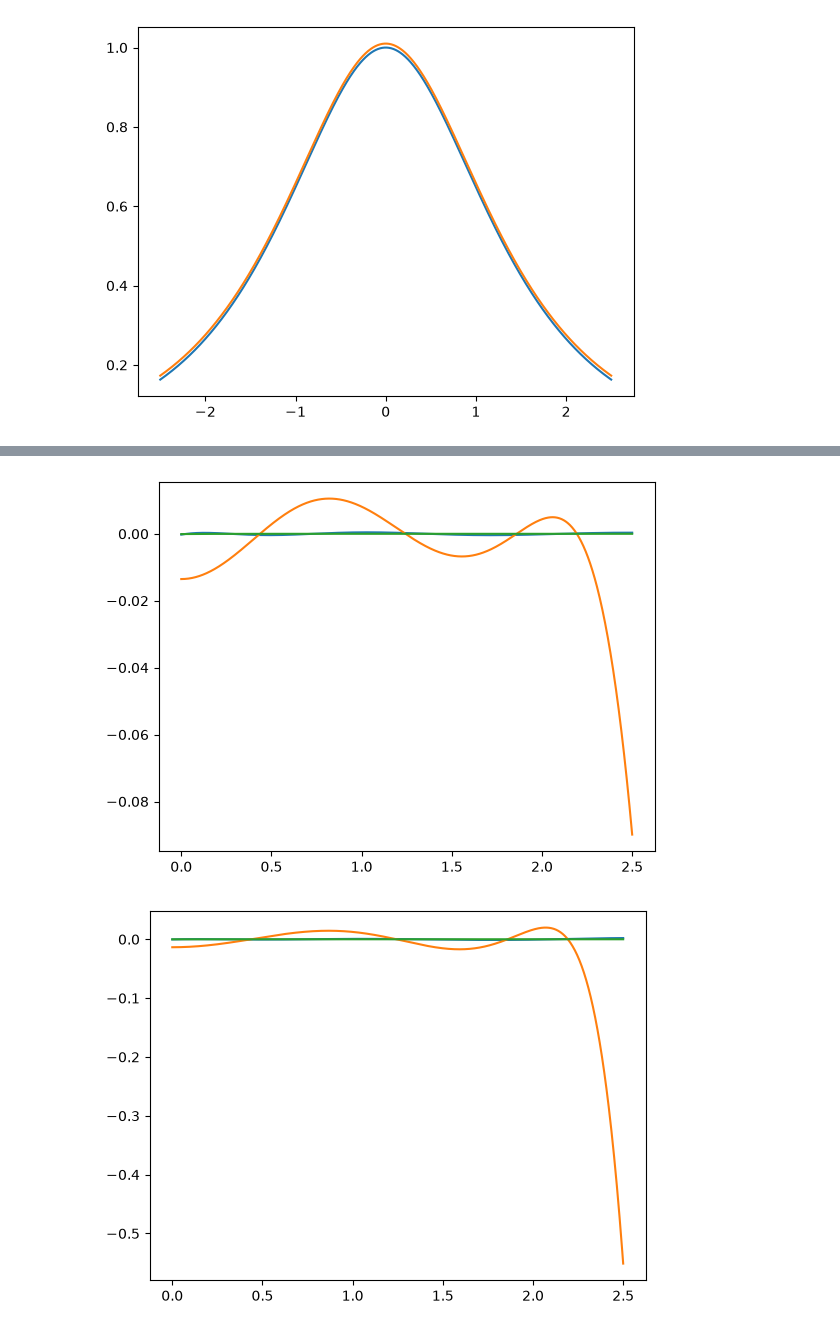
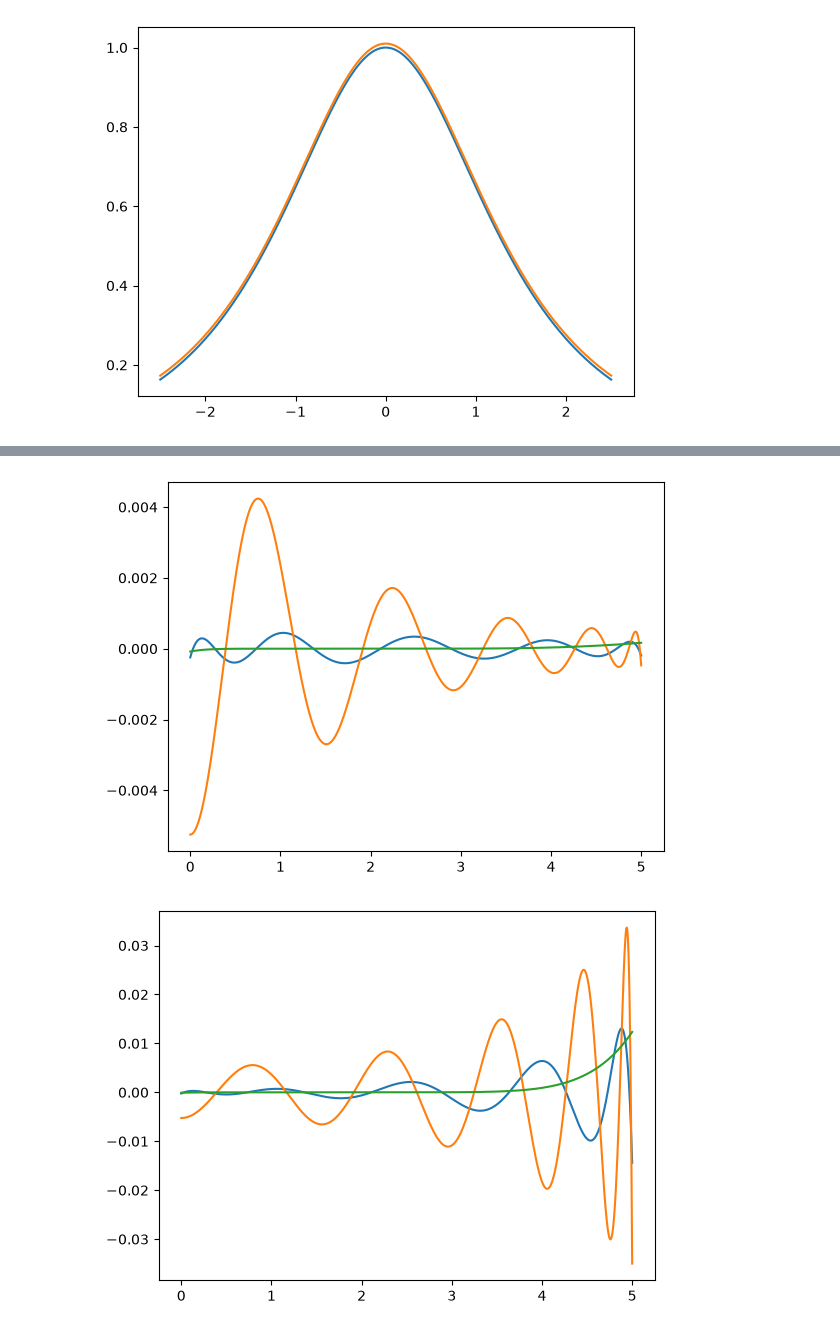
Before and after one commit to VinInn/pyTools, a Jupyter notebook: FunApprox.ipynb, the cells around one changed output, grey strips where cells are left out. Saved outputs shown, nothing was run; the diff lists cells and outputs as text; code cells hidden in the pictures.

```diff
--- a/FunApprox.ipynb
+++ b/FunApprox.ipynb
@@ -40,7 +40,7 @@ plt.show()
 def et(eta) :
     return 1./cosh(eta)
 
-poly, err = chebyfit(et, [-4.0, 4.0], 10, error=True)
+poly, err = chebyfit(et, [-5.0, 5.0], 10, error=True)
 nprint(poly,12)
 nprint(err,12)
 print(polyval(poly,0))
@@ -48,12 +48,12 @@ nprint(polyval(poly,0.5))
 nprint(polyval(poly,1))
 
 def et2(eta) :
-    return 1./cosh(sqrt(eta)) -1
+    return 1./cosh(sqrt(abs(eta))) -1
 
 
-poly2, err = chebyfit(et2, [0.0, 5.0], 4, error=True)
-nprint(poly,12)
-nprint(err,12)
+poly2, err2 = chebyfit(et2, [0, 25.], 10, error=True)
+nprint(poly2,12)
+nprint(err2,12)
 print(polyval(poly2,0)+1)
 print(polyval(poly2,0.25)+1)
 nprint(polyval(poly2,1)+1)
@@ -94,7 +94,7 @@ nprint(polyval(p[::-1],1-t0)/polyval(q[::-1],1-t0))
 0.99992
 0.648054
 # %%
-xs = np.linspace(0, 2.5, 1000)
+xs = np.linspace(0, 5, 1000)
 ys = np.fromiter((polyval(poly, xs[n]) for n in range(0,1000)),dtype=float)
 zs = np.fromiter((polyval(poly2, xs[n]*xs[n])+1 for n in range(0,1000)),dtype=float)
 #zs = np.fromiter((polyval(t[::-1], xs[n]-t0) for n in range(0,1000)),dtype=float)
@@ -129,2 +129,2 @@ plt.show()
-[figure, old version]
+[figure, new version]
-[figure, old version]
+[figure, new version]
```
Also changed, not shown: parts of 2 cells of this notebook.
